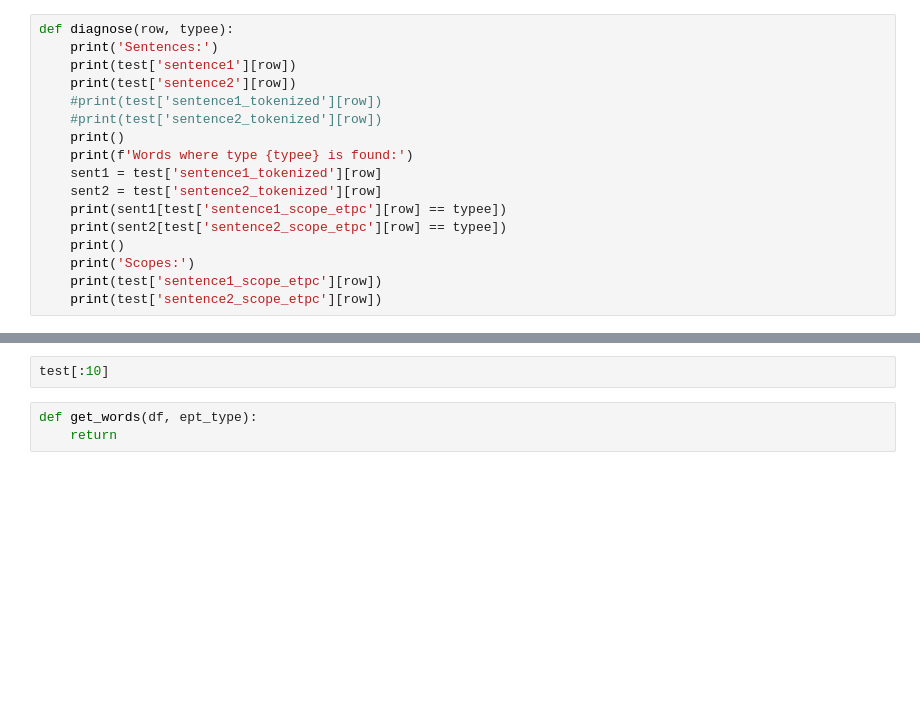
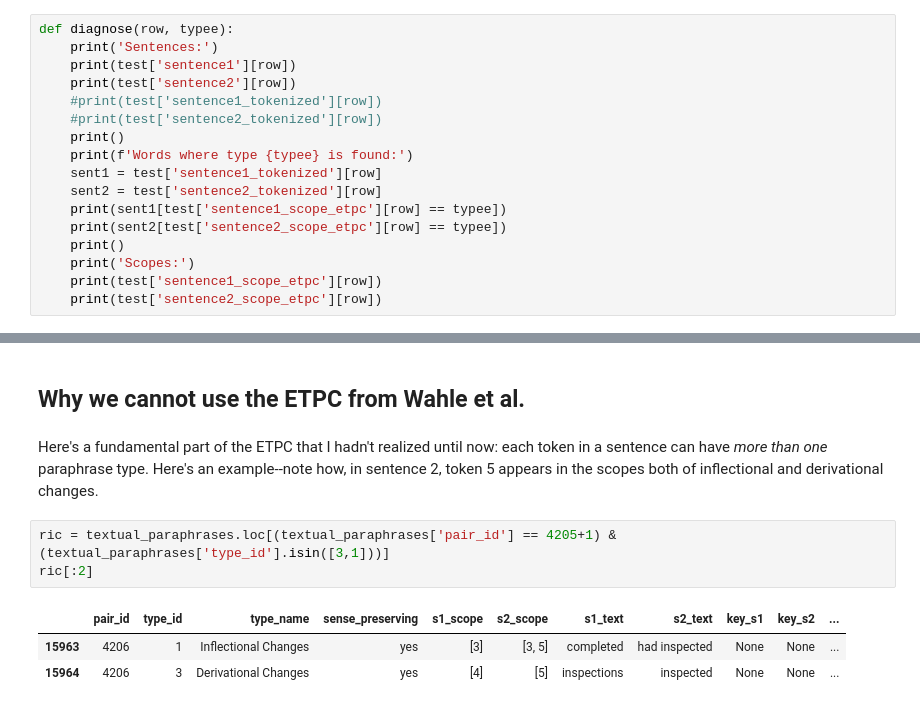
Before and after one commit to lucasadelino/thesis, a Jupyter notebook: reannotation.ipynb, the cells around one changed output, grey strips where cells are left out. Drawn from its saved outputs; the diff is of its cells as text; blank space fills up the shorter version.

```diff
--- a/reannotation.ipynb
+++ b/reannotation.ipynb
@@ -158,5 +305,11 @@ diagnose(72, 4)
-# %%
-test[:10]
-# %%
-def get_words(df, ept_type):
-    return
+# %% [markdown]
+## Why we cannot use the ETPC from Wahle et al.
+# %% [markdown]
+Here's a fundamental part of the ETPC that I hadn't realized until now: each token in a sentence can have *more than one* paraphrase type. Here's an example--note how, in sentence 2, token 5 appears in the scopes both of inflectional and derivational changes.
+# %%
+ric = textual_paraphrases.loc[(textual_paraphrases['pair_id'] == 4205+1) & (textual_paraphrases['type_id'].isin([3,1]))]
+ric[:2]
+# %% [output]
+|  | pair_id | type_id | type_name | sense_preserving | s1_scope | s2_scope | s1_text | s2_text | key_s1 | key_s2 | ... |
+| 15963 | 4206 | 1 | Inflectional Changes | yes | [3] | [3, 5] | completed | had inspected | None | None | ... |
+| 15964 | 4206 | 3 | Derivational Changes | yes | [4] | [5] | inspections | inspected | None | None | ... |
```
Also changed, not shown: parts of 67 cells of this notebook.
